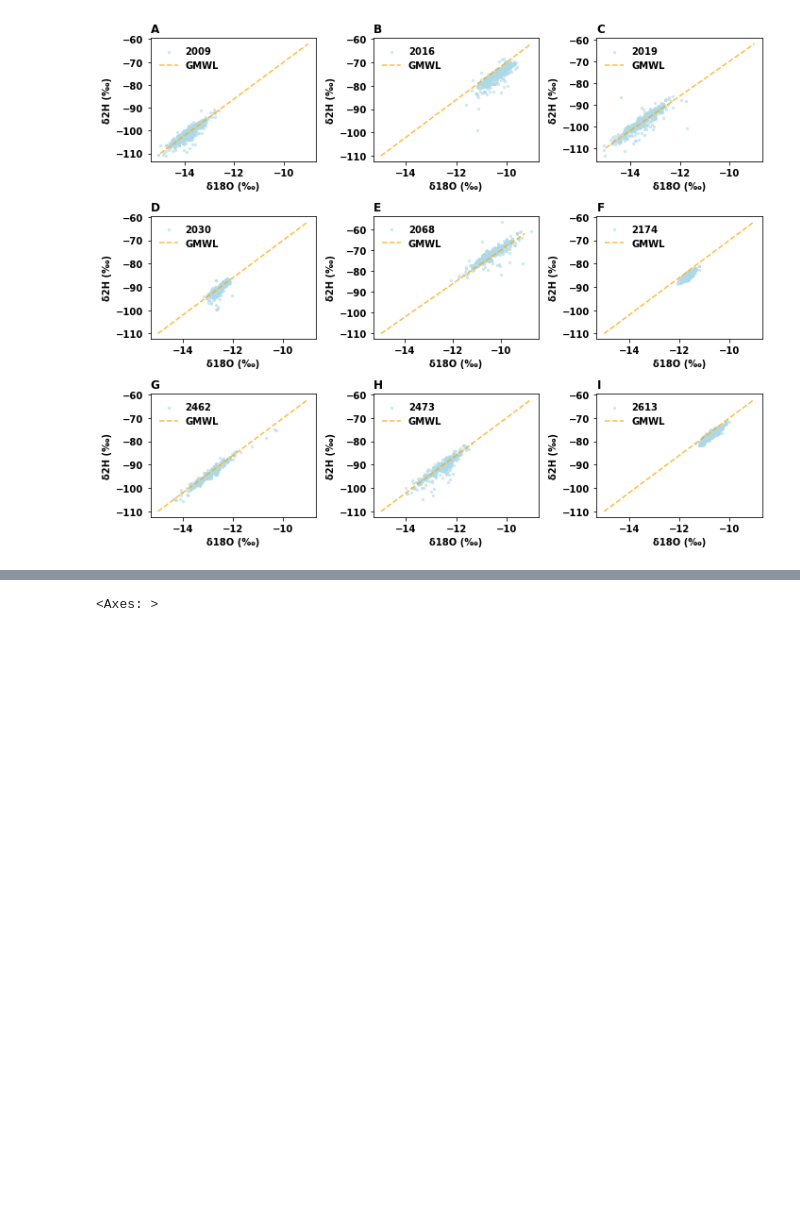
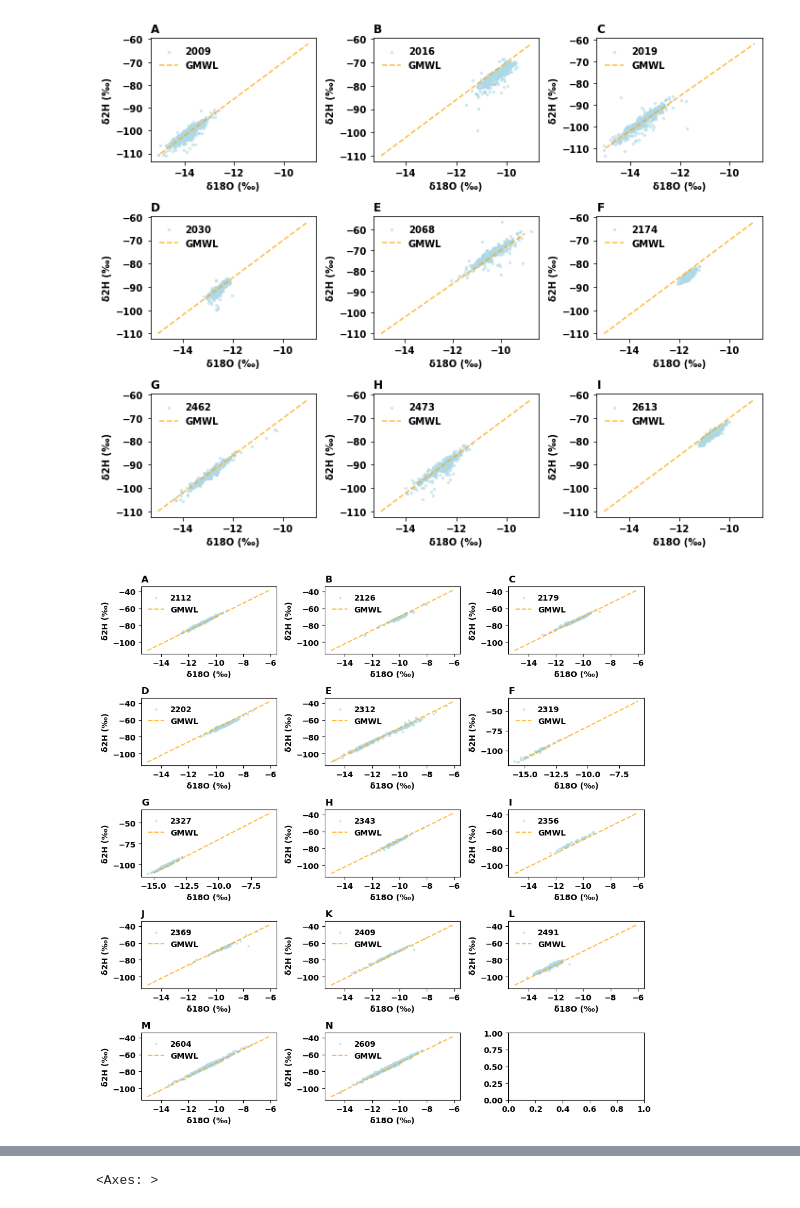
Before and after one commit to thiagovmdon/camels-ch-chem-paper, a Jupyter notebook: code/camels_ch_chem_D_figs_and_validation.ipynb, the cells around one changed output, grey strips where cells are left out. Saved outputs shown, nothing was run; the diff lists cells and outputs as text; code cells hidden in the pictures; blank space fills up the shorter version.

Commit message:
Fig with all isotopes (missing ajuts final and colors)

```diff
--- a/code/camels_ch_chem_D_figs_and_validation.ipynb
+++ b/code/camels_ch_chem_D_figs_and_validation.ipynb
@@ -3478,4 +3478,81 @@ plt.show()
 fig.savefig(r'results\figs\fig_tv_isotopes.png', dpi=300, bbox_inches='tight')
 # %% [output]
 [figure]
+# %%
+import os
+import glob
+import pandas as pd
+import matplotlib.pyplot as plt
+import tqdm
+
+
+# Set font properties using rcParams
+mpl.rcParams['font.family'] = 'sans-serif'  # Change the font family
+mpl.rcParams['font.size'] = 10         # Change the font size
+mpl.rcParams['font.weight'] = 'bold'  # Change font weight (e.g., 'bold', 'normal')
+mpl.rcParams['axes.labelweight'] = 'bold'  # Change label font weight (e.g., 'bold', 'normal')
+
+# Function to extract basin_id from the filename
+def get_basin_id_from_filename(filename):
+    basename = os.path.basename(filename)
+    # Assuming the basin_id is the last part of the file name before ".csv"
+    basin_id = basename.split('_')[-1].split('.')[0]
+    return basin_id
+
+
+# Define the path where the CSV files are located
+path = r"results\Dataset\isotopes\streamwater\ch_irp"  # Replace with the actual path
+
+# Get all CSV files in the directory
+csv_files = glob.glob(os.path.join(path, "*.csv"))
+
+# Initialize the number of rows and columns for subplots
+num_plots = 14  # Number of subplots (e.g., 9)
+nrows = 5  # 3 rows
+ncols = 3  # 3 columns
+
+# Create a figure and axes for the subplots
+fig, axes = plt.subplots(nrows=nrows, ncols=ncols, figsize=(10, 10))
+
+# Flatten the axes array to easily access each subplot
+axes = axes.flatten()
+
+# Loop through each CSV file and create a subplot
+for i, file in enumerate(tqdm.tqdm(csv_files[:num_plots])):  # Only process the first 9 files
+    # Read the CSV file into a DataFrame
+    df = pd.read_csv(file)
+
+    # Extract the basin_id
+    basin_id = get_basin_id_from_filename(file)
+
+    # Extract the relevant columns (assuming they are named 'delta_18o' and 'delta_2h')
+    delta_18o = df['delta_18o']
+    delta_2h = df['delta_2h']
+
+    # Plot δ2H vs δ18O for your data on the current axis
+    axes[i].scatter(delta_18o, delta_2h, label=f'{basin_id}', color='lightblue', marker='o', s=5, alpha=0.5)
+
+    # Plot the Global Meteoric Water Line (GMWL) on the current axis
+    gmwl_d18O = range(-15, -5)  # Adjust the range based on your δ18O values
+    gmwl_d2H = [8 * d18O + 10 for d18O in gmwl_d18O]
+    axes[i].plot(gmwl_d18O, gmwl_d2H, label='GMWL', color='orange', linestyle='--', alpha=0.75)
+
+    # Set labels, title, and limits for each subplot
+    axes[i].set_xlabel('δ18O (‰)')
+    axes[i].set_ylabel('δ2H (‰)')
+    axes[i].set_title(f'{chr(97 + i).upper()}', loc='left', fontweight='bold')
+    #axes[i].grid(True)
+    axes[i].legend(frameon=False)
+    #axes[i].set_xlim(-15, -8)
+    #axes[i].set_ylim(-110, -80)
+
+# Adjust the layout to prevent overlapping elements
+plt.tight_layout()
+
+# Show the plot
+plt.show()
+
+fig.savefig(r'results\figs\fig_tv_isotopes_chirp.png', dpi=300, bbox_inches='tight')
+# %% [output]
+[figure, added]
 # %%
```
Also changed, not shown: parts of 1 cell of this notebook.
